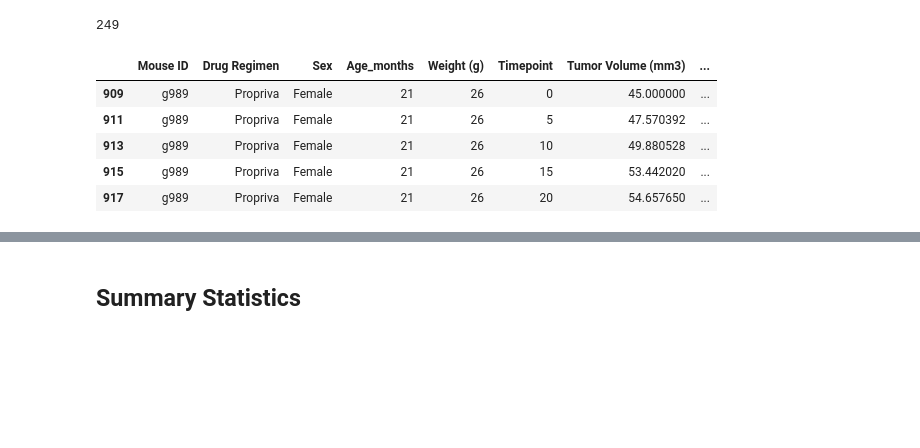
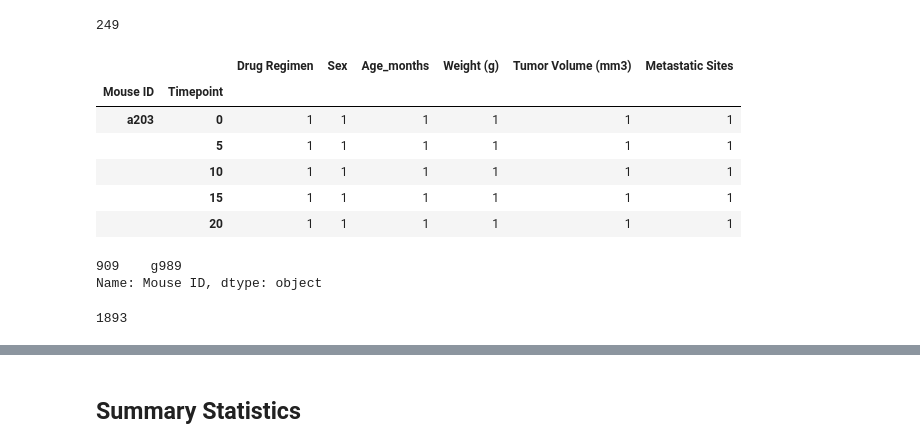
Before and after one commit to ashsams18/matplotlib_challenge, a Jupyter notebook: Pymaceuticals/pymaceuticals_starter.ipynb, the cells around one changed output, grey strips where cells are left out. Drawn from its saved outputs; the diff is of its cells as text; code cells hidden in the pictures; blank space fills up the shorter version.

```diff
--- a/Pymaceuticals/pymaceuticals_starter.ipynb
+++ b/Pymaceuticals/pymaceuticals_starter.ipynb
@@ -34,14 +36,13 @@ df["Mouse ID"].nunique()
 # %%
 # Getting the duplicate mice by ID number that shows up for Mouse ID and Timepoint.
 df.groupby(["Mouse ID","Timepoint"]).count().head()
-MaskTrue = df.duplicated(subset=['Mouse ID','Timepoint'])
-df[MaskTrue]
 # %% [output]
-|  | Mouse ID | Drug Regimen | Sex | Age_months | Weight (g) | Timepoint | Tumor Volume (mm3) | ... |
-| 909 | g989 | Propriva | Female | 21 | 26 | 0 | 45.000000 | ... |
-| 911 | g989 | Propriva | Female | 21 | 26 | 5 | 47.570392 | ... |
-| 913 | g989 | Propriva | Female | 21 | 26 | 10 | 49.880528 | ... |
-| 915 | g989 | Propriva | Female | 21 | 26 | 15 | 53.442020 | ... |
-| 917 | g989 | Propriva | Female | 21 | 26 | 20 | 54.657650 | ... |
+|  |  | Drug Regimen | Sex | Age_months | Weight (g) | Tumor Volume (mm3) | Metastatic Sites |
+| Mouse ID | Timepoint |  |  |  |  |  |  |
+| a203 | 0 | 1 | 1 | 1 | 1 | 1 | 1 |
+|  | 5 | 1 | 1 | 1 | 1 | 1 | 1 |
+|  | 10 | 1 | 1 | 1 | 1 | 1 | 1 |
+|  | 15 | 1 | 1 | 1 | 1 | 1 | 1 |
+|  | 20 | 1 | 1 | 1 | 1 | 1 | 1 |
 # %%
 # Optional: Get all the data for the duplicate mouse ID.
@@ -48,2 +51,11 @@ df[MaskTrue]
+# %%
+dupl_df
+# %% [output]
+909    g989
+Name: Mouse ID, dtype: object
+# %%
+len(df)
+# %% [output]
+1893
 # %%
 # Create a clean DataFrame by dropping the duplicate mouse by its ID.
```
Also changed, not shown: parts of 20 cells of this notebook.
